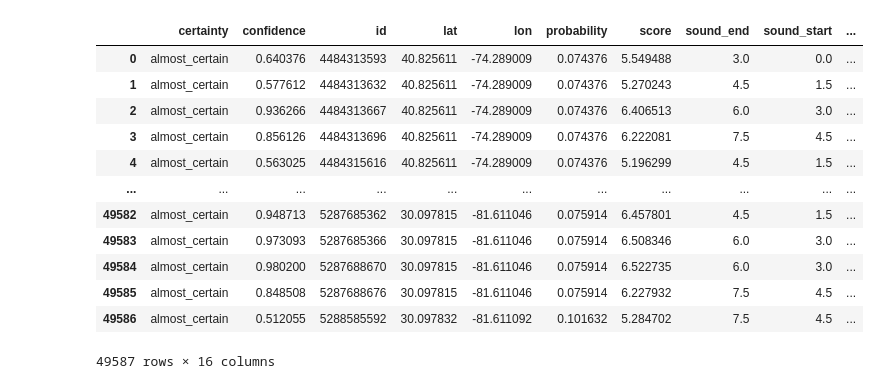
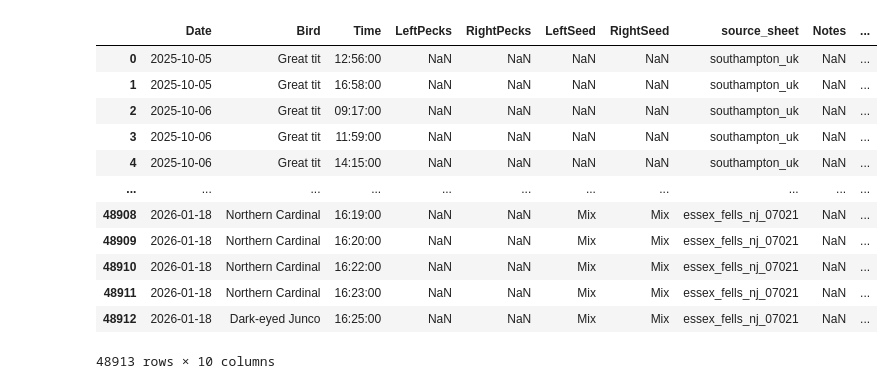
Before and after one commit to david-j-cox/backyard-ecology, a Jupyter notebook: scripts_notebooks/code_dev.ipynb, the cells around one changed output. Drawn from its saved outputs; the diff is of its cells as text; code cells hidden in the pictures.

```diff
--- a/scripts_notebooks/code_dev.ipynb
+++ b/scripts_notebooks/code_dev.ipynb
@@ -68,16 +8,17 @@ plt.show()
-# %%
-study_site_data
-# %% [output]
-|  | certainty | confidence | id | lat | lon | probability | score | sound_end | sound_start | ... |
-| 0 | almost_certain | 0.640376 | 4484313593 | 40.825611 | -74.289009 | 0.074376 | 5.549488 | 3.0 | 0.0 | ... |
-| 1 | almost_certain | 0.577612 | 4484313632 | 40.825611 | -74.289009 | 0.074376 | 5.270243 | 4.5 | 1.5 | ... |
-| 2 | almost_certain | 0.936266 | 4484313667 | 40.825611 | -74.289009 | 0.074376 | 6.406513 | 6.0 | 3.0 | ... |
-| 3 | almost_certain | 0.856126 | 4484313696 | 40.825611 | -74.289009 | 0.074376 | 6.222081 | 7.5 | 4.5 | ... |
-| 4 | almost_certain | 0.563025 | 4484315616 | 40.825611 | -74.289009 | 0.074376 | 5.196299 | 4.5 | 1.5 | ... |
-| ... | ... | ... | ... | ... | ... | ... | ... | ... | ... | ... |
-| 49582 | almost_certain | 0.948713 | 5287685362 | 30.097815 | -81.611046 | 0.075914 | 6.457801 | 4.5 | 1.5 | ... |
-| 49583 | almost_certain | 0.973093 | 5287685366 | 30.097815 | -81.611046 | 0.075914 | 6.508346 | 6.0 | 3.0 | ... |
-| 49584 | almost_certain | 0.980200 | 5287688670 | 30.097815 | -81.611046 | 0.075914 | 6.522735 | 6.0 | 3.0 | ... |
-| 49585 | almost_certain | 0.848508 | 5287688676 | 30.097815 | -81.611046 | 0.075914 | 6.227932 | 7.5 | 4.5 | ... |
-| 49586 | almost_certain | 0.512055 | 5288585592 | 30.097832 | -81.611092 | 0.101632 | 5.284702 | 7.5 | 4.5 | ... |
-49587 rows × 16 columns
+# %%
+raw_data = pd.read_csv("../data/raw_data_all_locations.csv")
+raw_data
+# %% [output]
+|  | Date | Bird | Time | LeftPecks | RightPecks | LeftSeed | RightSeed | source_sheet | Notes | ... |
+| 0 | 2025-10-05 | Great tit | 12:56:00 | NaN | NaN | NaN | NaN | southampton_uk | NaN | ... |
+| 1 | 2025-10-05 | Great tit | 16:58:00 | NaN | NaN | NaN | NaN | southampton_uk | NaN | ... |
+| 2 | 2025-10-06 | Great tit | 09:17:00 | NaN | NaN | NaN | NaN | southampton_uk | NaN | ... |
+| 3 | 2025-10-06 | Great tit | 11:59:00 | NaN | NaN | NaN | NaN | southampton_uk | NaN | ... |
+| 4 | 2025-10-06 | Great tit | 14:15:00 | NaN | NaN | NaN | NaN | southampton_uk | NaN | ... |
+| ... | ... | ... | ... | ... | ... | ... | ... | ... | ... | ... |
+| 48908 | 2026-01-18 | Northern Cardinal | 16:19:00 | NaN | NaN | Mix | Mix | essex_fells_nj_07021 | NaN | ... |
+| 48909 | 2026-01-18 | Northern Cardinal | 16:20:00 | NaN | NaN | Mix | Mix | essex_fells_nj_07021 | NaN | ... |
+| 48910 | 2026-01-18 | Northern Cardinal | 16:22:00 | NaN | NaN | Mix | Mix | essex_fells_nj_07021 | NaN | ... |
+| 48911 | 2026-01-18 | Northern Cardinal | 16:23:00 | NaN | NaN | Mix | Mix | essex_fells_nj_07021 | NaN | ... |
+| 48912 | 2026-01-18 | Dark-eyed Junco | 16:25:00 | NaN | NaN | Mix | Mix | essex_fells_nj_07021 | NaN | ... |
+48913 rows × 10 columns
```
Also changed, not shown: parts of 13 cells of this notebook, 5 other files.
